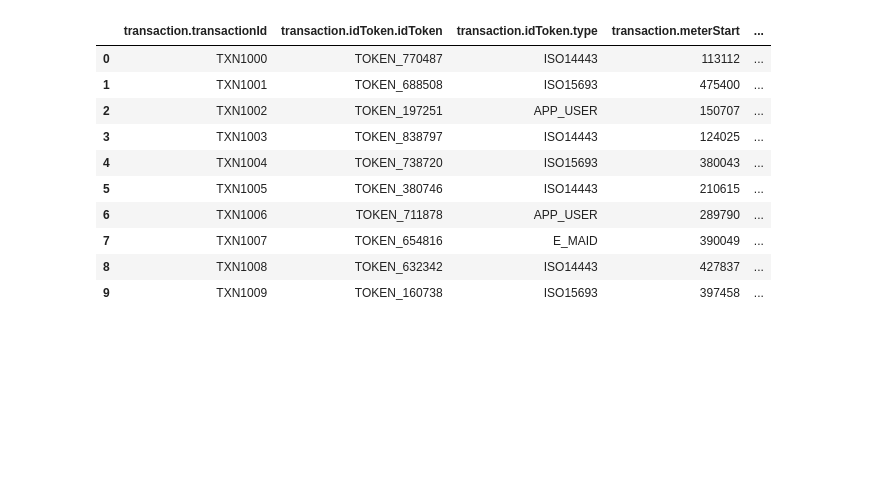
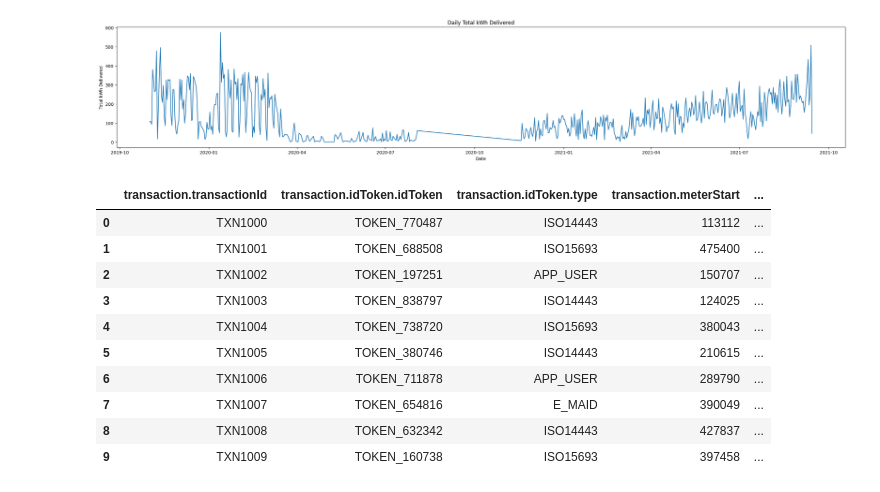
Before and after one commit to AR384/EVSE_mainproject_python, a Jupyter notebook: data/code/dummy.ipynb, the cells around one changed output. Cells and saved outputs as stored; diff of their text form; code cells hidden in the pictures; blank space fills up the shorter version.

```diff
--- a/data/code/dummy.ipynb
+++ b/data/code/dummy.ipynb
@@ -19,3 +194,17 @@ pd.read_json('../csv/acn_transfer.json')
+# %%
+import matplotlib.pyplot as plt
+
+# Group by date and sum kWh delivered per day
+daily_kwh = df.groupby(df['connectionTime'].dt.date)['kWhDelivered'].sum()
+
+plt.figure(figsize=(30,5))
+plt.plot(daily_kwh.index, daily_kwh.values)
+plt.xlabel('Date')
+plt.ylabel('Total kWh Delivered')
+plt.title('Daily Total kWh Delivered')
+plt.show()
+# %% [output]
+[figure, added]
 # %%
 import random
 from datetime import datetime, timedelta
```
Also changed, not shown: parts of 16 cells of this notebook, 4 other files.
